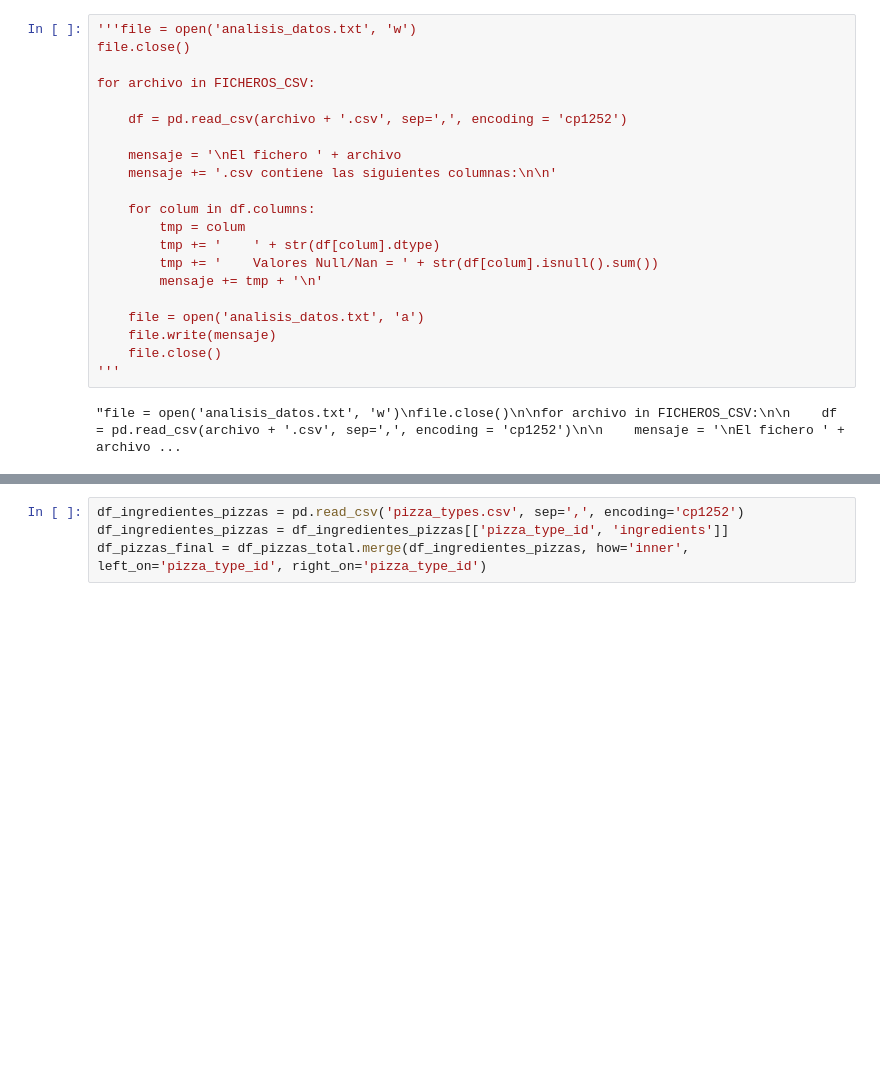
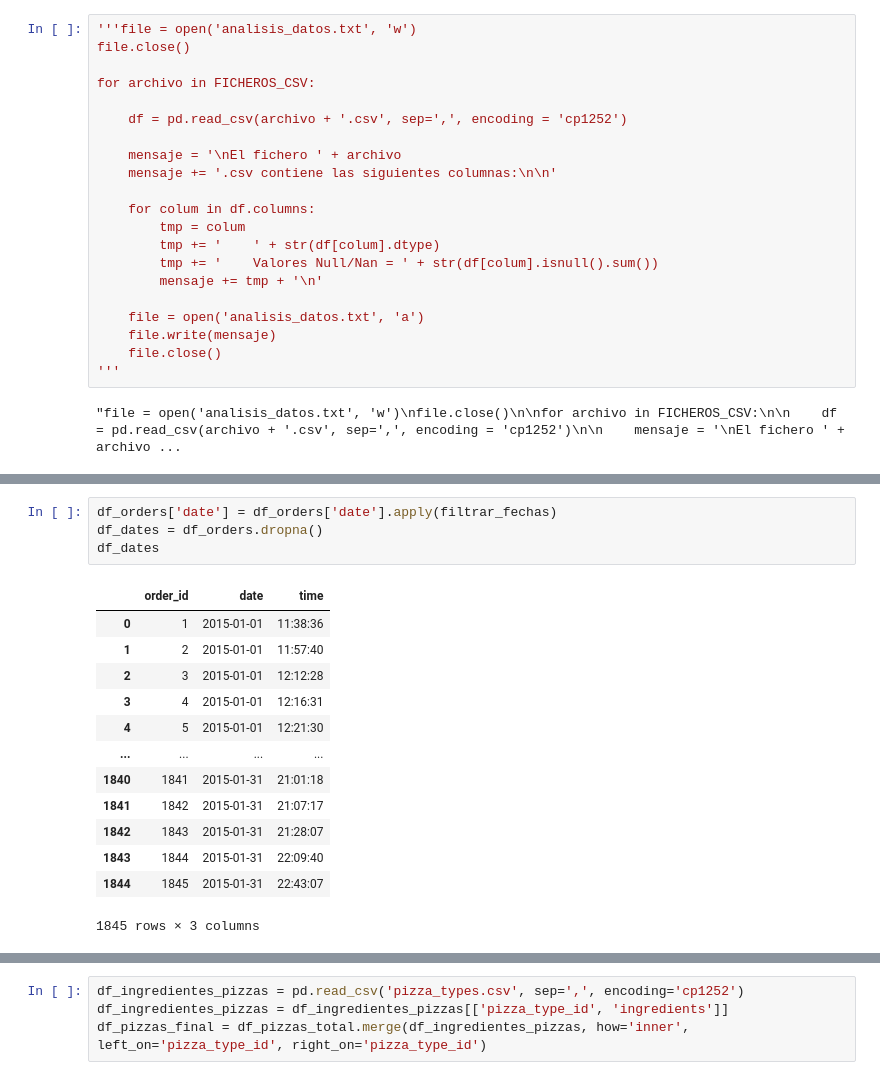
Before and after one commit to Pere-03/Maven_pizza_predictions, a Jupyter notebook: pruebas.ipynb, the cells around one changed output, grey strips where cells are left out. Drawn from its saved outputs; the diff is of its cells as text; blank space fills up the shorter version.

```diff
--- a/pruebas.ipynb
+++ b/pruebas.ipynb
@@ -54,3 +75,21 @@ for archivo in FICHEROS_CSV:
+# %%
+df_orders['date'] = df_orders['date'].apply(filtrar_fechas)
+df_dates = df_orders.dropna()
+df_dates
+# %% [output]
+|  | order_id | date | time |
+| 0 | 1 | 2015-01-01 | 11:38:36 |
+| 1 | 2 | 2015-01-01 | 11:57:40 |
+| 2 | 3 | 2015-01-01 | 12:12:28 |
+| 3 | 4 | 2015-01-01 | 12:16:31 |
+| 4 | 5 | 2015-01-01 | 12:21:30 |
+| ... | ... | ... | ... |
+| 1840 | 1841 | 2015-01-31 | 21:01:18 |
+| 1841 | 1842 | 2015-01-31 | 21:07:17 |
+| 1842 | 1843 | 2015-01-31 | 21:28:07 |
+| 1843 | 1844 | 2015-01-31 | 22:09:40 |
+| 1844 | 1845 | 2015-01-31 | 22:43:07 |
+1845 rows × 3 columns
 # %%
 df_pedidos = pd.read_csv('order_details.csv', sep=',', encoding='cp1252')
 df_tipos = pd.read_csv('pizzas.csv', sep=',', encoding='cp1252')
```
Also changed, not shown: parts of 15 cells of this notebook, 4 other files.
